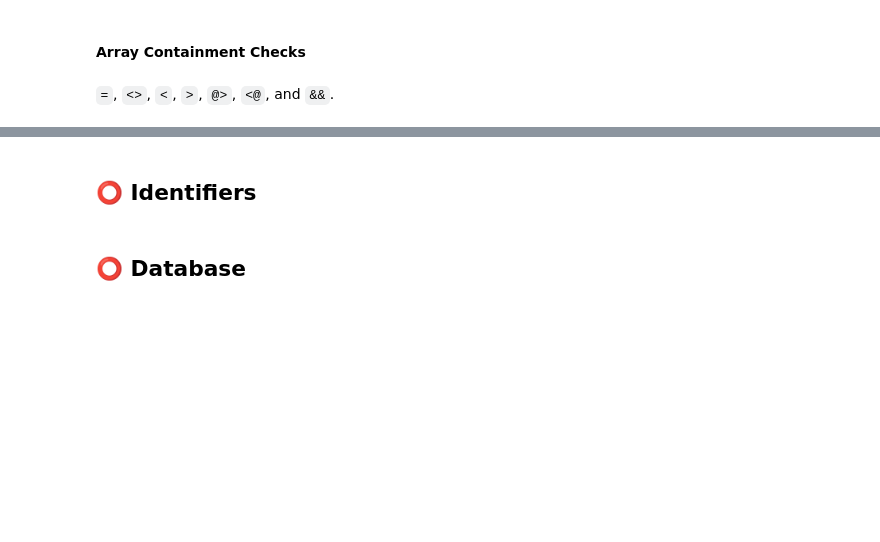
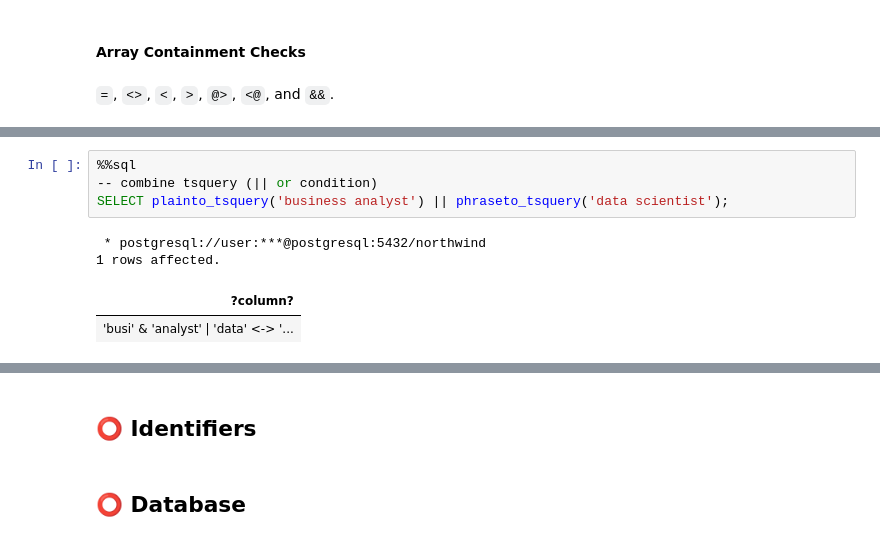
Before and after one commit to butuzov/todayilearned, a Jupyter notebook: misc/postgres/readme.ipynb, the cells around one changed output, grey strips where cells are left out. Cells and saved outputs as stored; diff of their text form; blank space fills up the shorter version.

```diff
--- a/sandbox-pg/readme.ipynb
+++ b/misc/postgres/readme.ipynb
@@ -527,0 +1011,9 @@ page 139
+# %%
+%%sql
+-- combine tsquery (|| or condition)
+SELECT plainto_tsquery('business analyst') || phraseto_tsquery('data scientist');
+# %% [output]
+ * postgresql://user:***@postgresql:5432/northwind
+1 rows affected.
+| ?column? |
+| 'busi' & 'analyst' | 'data' <-> '... |
```
Also changed, not shown: parts of 92 cells of this notebook, 25 other files.
